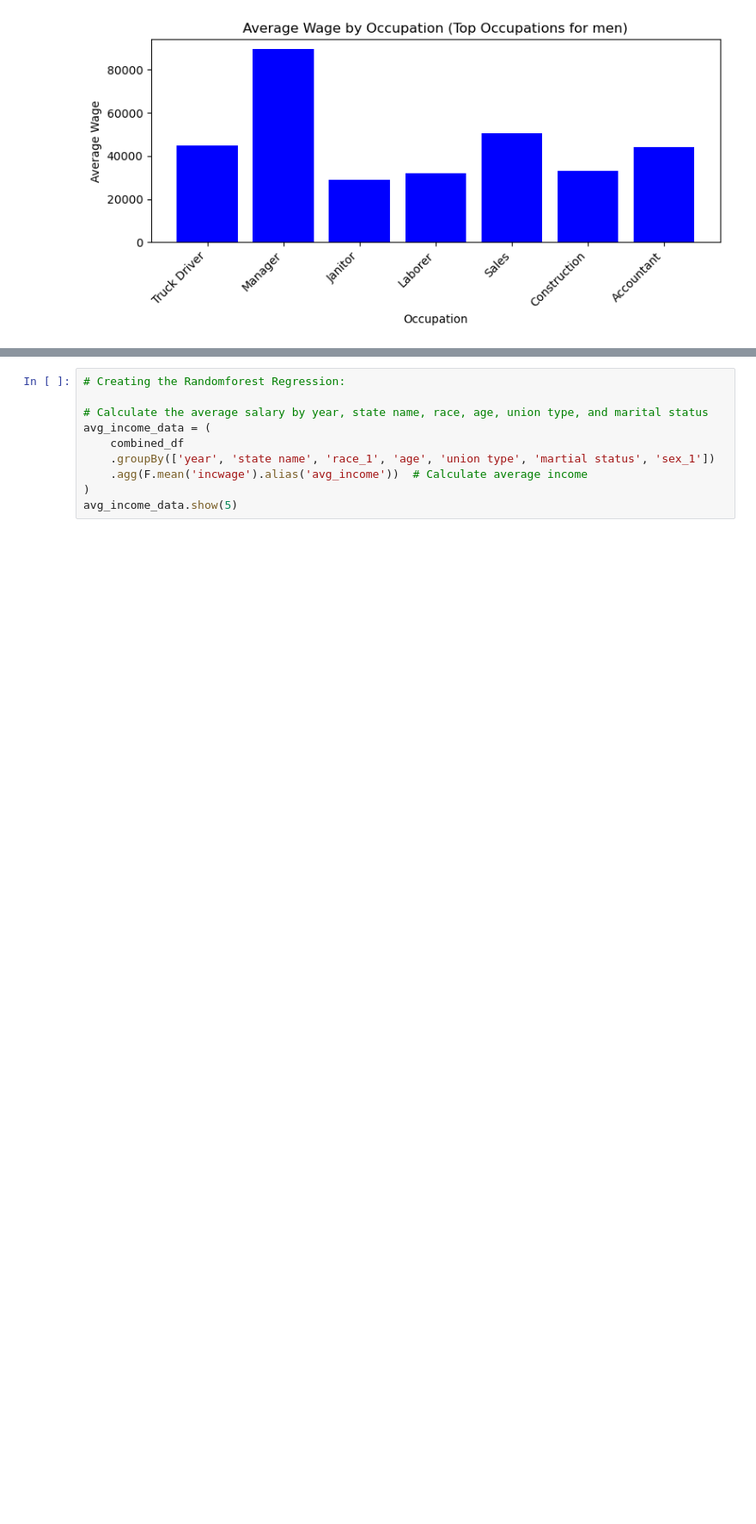
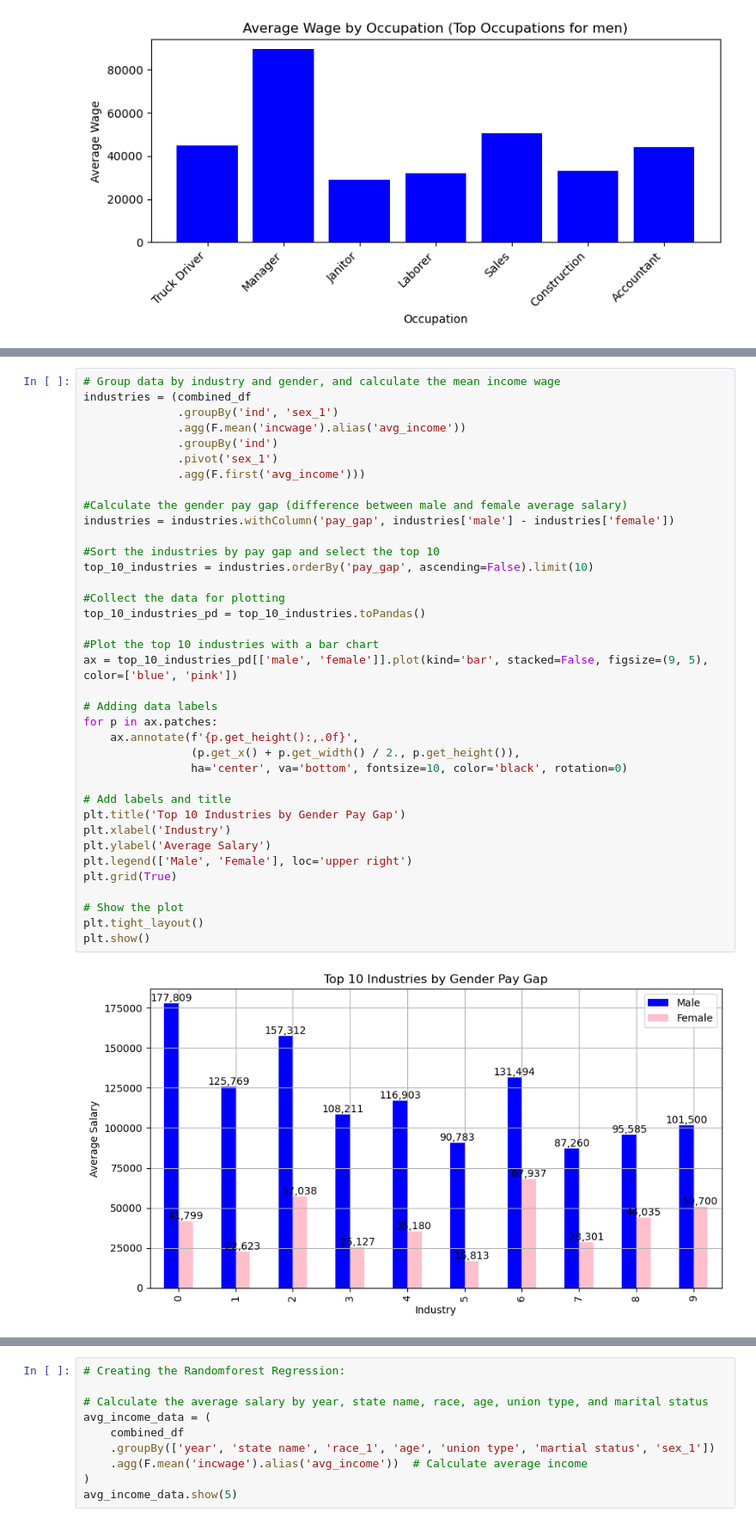
Before and after one commit to JMiceli7/gender-gap-analysis, a Jupyter notebook: gender_gap_analysis.ipynb, the cells around one changed output, grey strips where cells are left out. Shown at 86% size. Drawn from its saved outputs; the diff is of its cells as text; blank space fills up the shorter version.

```diff
--- a/gender_gap_analysis.ipynb
+++ b/gender_gap_analysis.ipynb
@@ -404,0 +547,39 @@ plt.show()
+# %%
+# Group data by industry and gender, and calculate the mean income wage
+industries = (combined_df
+              .groupBy('ind', 'sex_1')
+              .agg(F.mean('incwage').alias('avg_income'))
+              .groupBy('ind')
+              .pivot('sex_1')
+              .agg(F.first('avg_income')))
+
+#Calculate the gender pay gap (difference between male and female average salary)
+industries = industries.withColumn('pay_gap', industries['male'] - industries['female'])
+
+#Sort the industries by pay gap and select the top 10
+top_10_industries = industries.orderBy('pay_gap', ascending=False).limit(10)
+
+#Collect the data for plotting
+top_10_industries_pd = top_10_industries.toPandas()
+
+#Plot the top 10 industries with a bar chart
+ax = top_10_industries_pd[['male', 'female']].plot(kind='bar', stacked=False, figsize=(9, 5), color=['blue', 'pink'])
+
+# Adding data labels
+for p in ax.patches:
+    ax.annotate(f'{p.get_height():,.0f}',
+                (p.get_x() + p.get_width() / 2., p.get_height()),
+                ha='center', va='bottom', fontsize=10, color='black', rotation=0)
+
+# Add labels and title
+plt.title('Top 10 Industries by Gender Pay Gap')
+plt.xlabel('Industry')
+plt.ylabel('Average Salary')
+plt.legend(['Male', 'Female'], loc='upper right')
+plt.grid(True)
+
+# Show the plot
+plt.tight_layout()
+plt.show()
+# %% [output]
+[figure, added]
```
Also changed, not shown: parts of 12 cells of this notebook.
